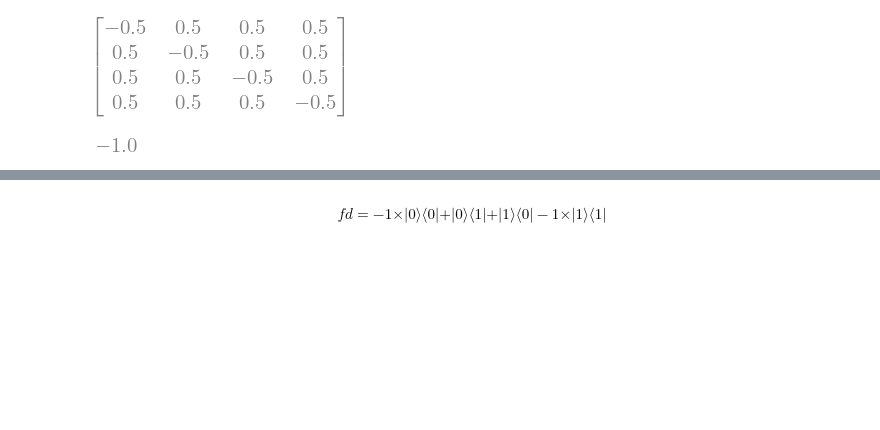
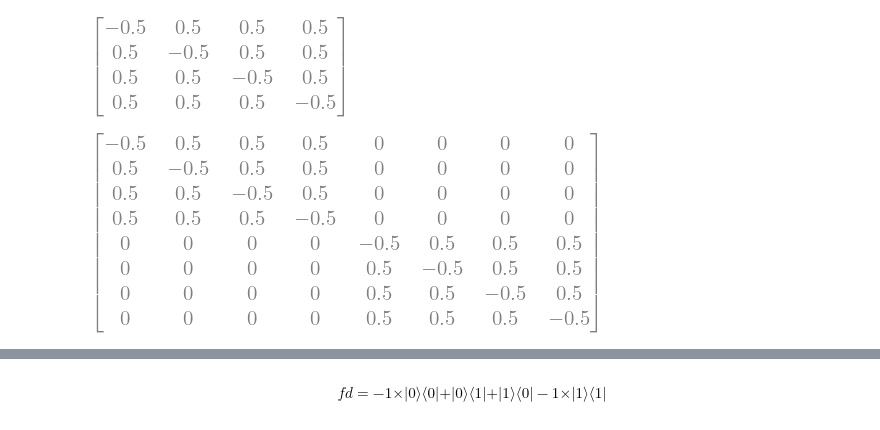
Before and after one commit to jbperin/hello-world, a Jupyter notebook: quantique/OneOutOfFour.ipynb, the cells around one changed output, grey strips where cells are left out. Cells and saved outputs as stored; diff of their text form; code cells hidden in the pictures; blank space fills up the shorter version.

```diff
--- a/quantique/OneOutOfFour.ipynb
+++ b/quantique/OneOutOfFour.ipynb
@@ -72,7 +74,8 @@ Ub4measure
 # %% [output]
 [figure]
-# %%
-Ub4measure.det()
-# %% [output]
-[figure, removed]
+# %%
+A = TensorProduct (I, U)
+A
+# %% [output]
+[figure, added]
 # %%
```
Also changed, not shown: parts of 14 cells of this notebook, 2 other files.
